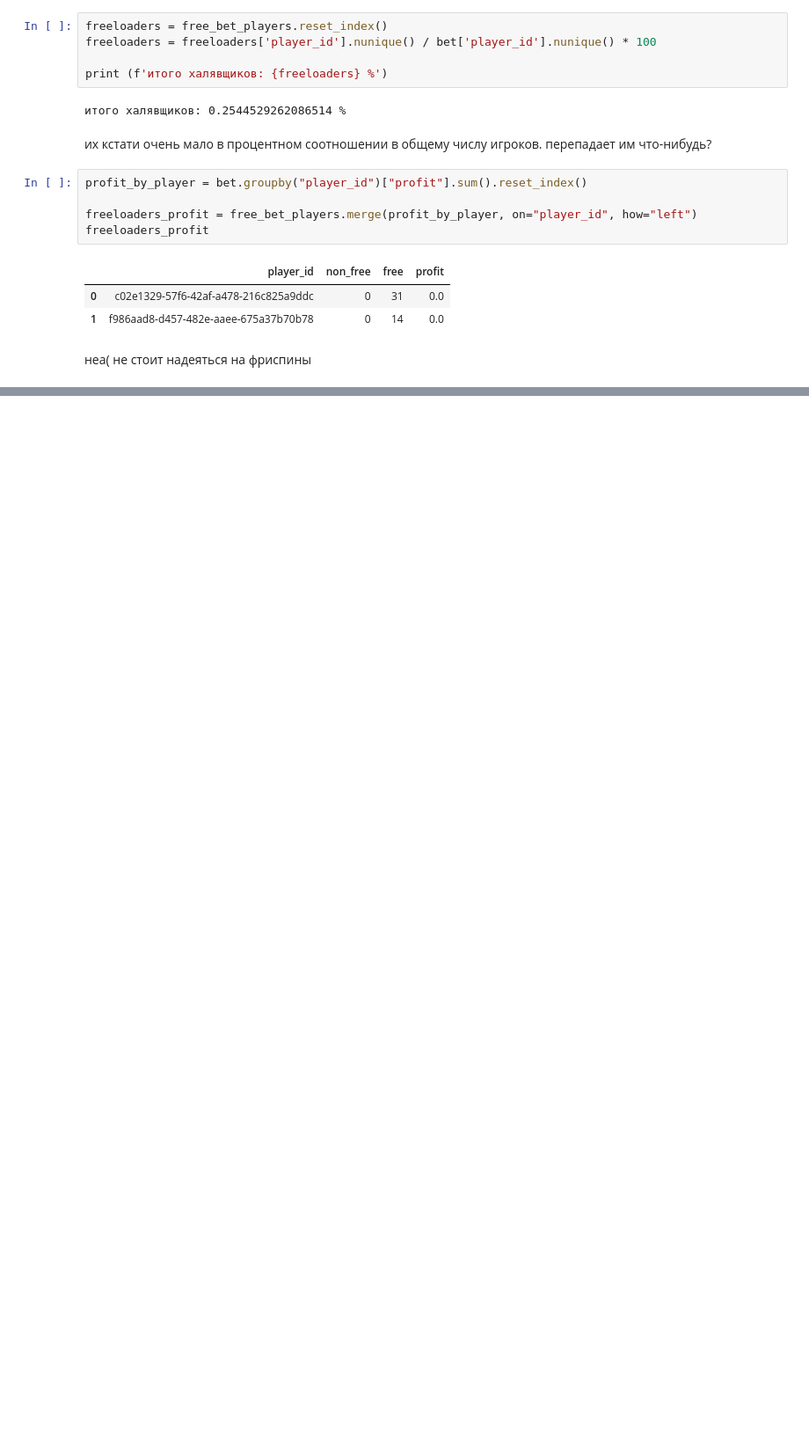
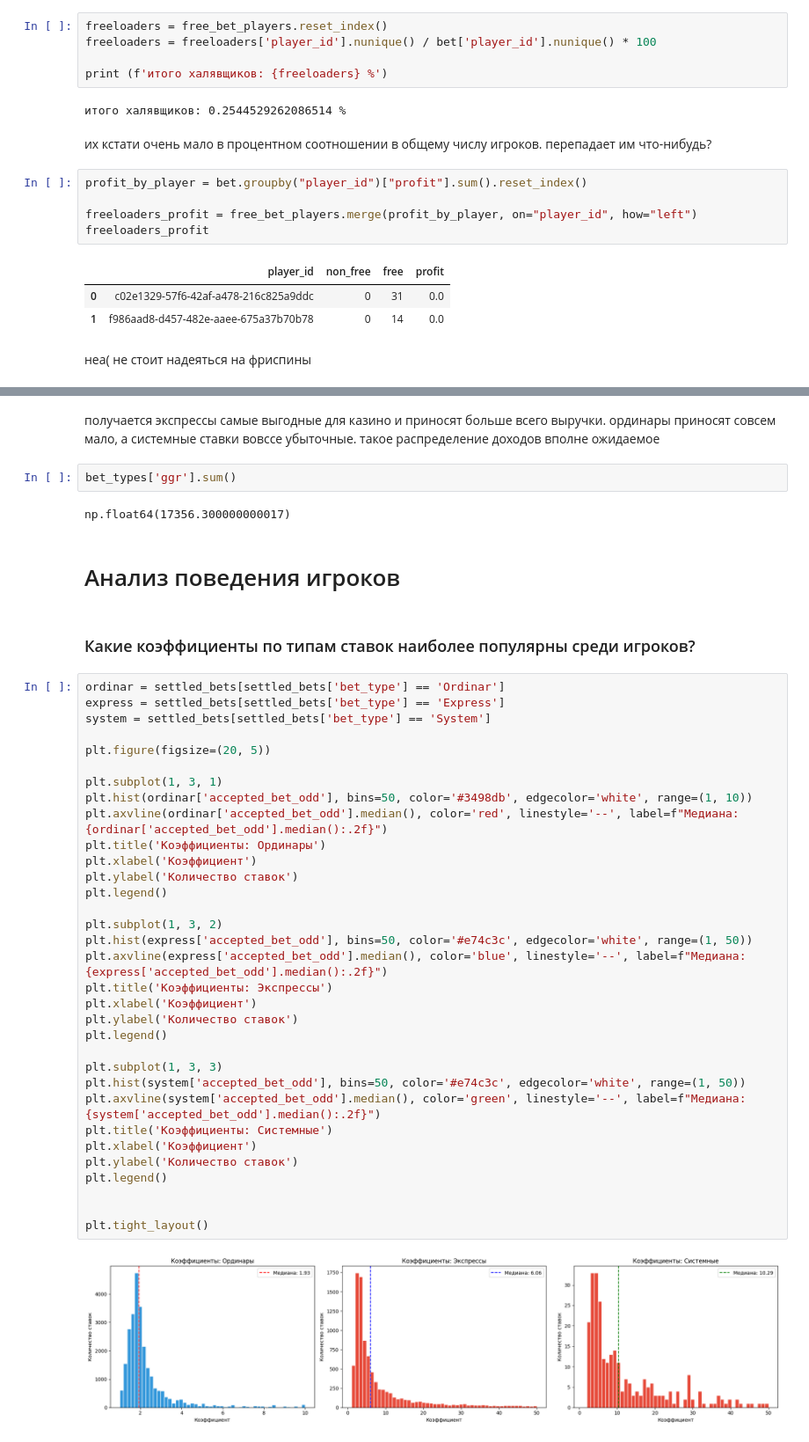
Before and after one commit to aliakseizvertouski/bet_analyse, a Jupyter notebook: bet_analyse.ipynb, the cells around one changed output, grey strips where cells are left out. Shown at 88% size. Cells and saved outputs as stored; diff of their text form; blank space fills up the shorter version.

```diff
--- a/bet_analyse.ipynb
+++ b/bet_analyse.ipynb
@@ -331,0 +360,45 @@ freeloaders_profit
+# %% [markdown]
+получается экспрессы самые выгодные для казино и приносят больше всего выручки. ординары приносят совсем мало, а системные ставки вовссе убыточные. такое распределение доходов вполне ожидаемое
+# %%
+bet_types['ggr'].sum()
+# %% [output]
+np.float64(17356.300000000017)
+# %% [markdown]
+# Анализ поведения игроков
+# %% [markdown]
+### Какие коэффициенты по типам ставок наиболее популярны среди игроков?
+# %%
+ordinar = settled_bets[settled_bets['bet_type'] == 'Ordinar']
+express = settled_bets[settled_bets['bet_type'] == 'Express']
+system = settled_bets[settled_bets['bet_type'] == 'System']
+
+plt.figure(figsize=(20, 5))
+
+plt.subplot(1, 3, 1)
+plt.hist(ordinar['accepted_bet_odd'], bins=50, color='#3498db', edgecolor='white', range=(1, 10))
+plt.axvline(ordinar['accepted_bet_odd'].median(), color='red', linestyle='--', label=f"Медиана: {ordinar['accepted_bet_odd'].median():.2f}")
+plt.title('Коэффициенты: Ординары')
+plt.xlabel('Коэффициент')
+plt.ylabel('Количество ставок')
+plt.legend()
+
+plt.subplot(1, 3, 2)
+plt.hist(express['accepted_bet_odd'], bins=50, color='#e74c3c', edgecolor='white', range=(1, 50))
+plt.axvline(express['accepted_bet_odd'].median(), color='blue', linestyle='--', label=f"Медиана: {express['accepted_bet_odd'].median():.2f}")
+plt.title('Коэффициенты: Экспрессы')
+plt.xlabel('Коэффициент')
+plt.ylabel('Количество ставок')
+plt.legend()
+
+plt.subplot(1, 3, 3)
+plt.hist(system['accepted_bet_odd'], bins=50, color='#e74c3c', edgecolor='white', range=(1, 50))
+plt.axvline(system['accepted_bet_odd'].median(), color='green', linestyle='--', label=f"Медиана: {system['accepted_bet_odd'].median():.2f}")
+plt.title('Коэффициенты: Системные')
+plt.xlabel('Коэффициент')
+plt.ylabel('Количество ставок')
+plt.legend()
+
+
+plt.tight_layout()
+# %% [output]
+[figure, added]
```
Also changed, not shown: parts of 7 cells of this notebook.
